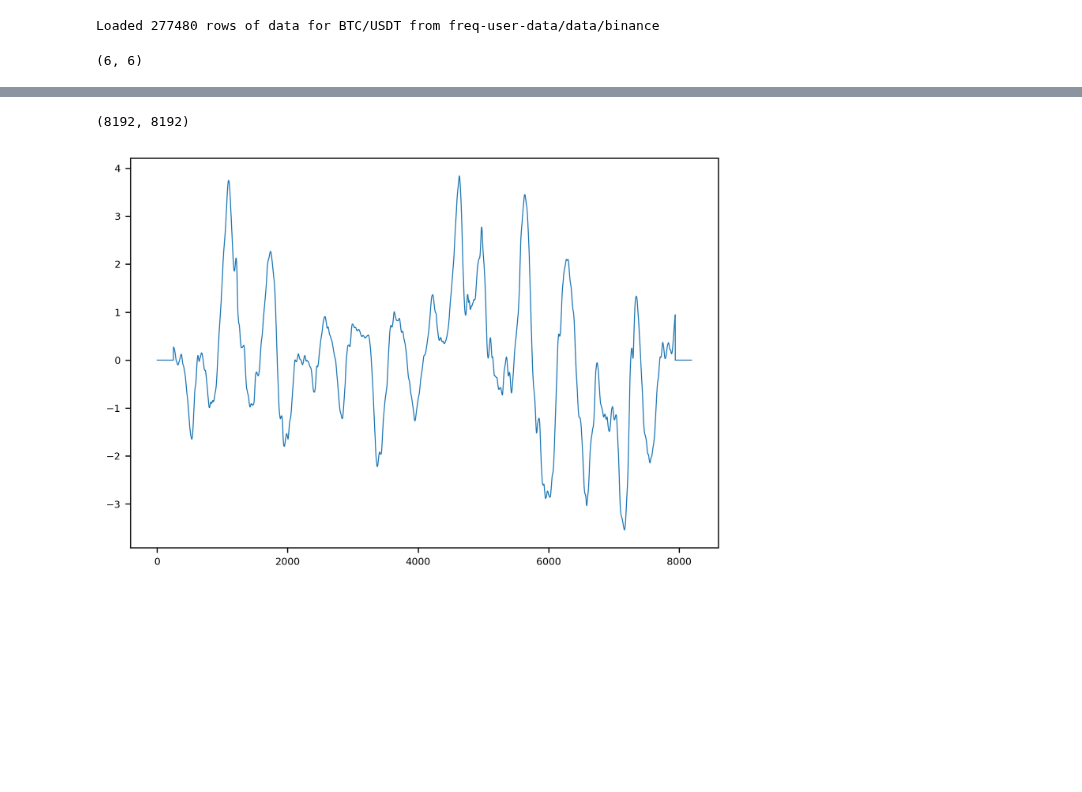
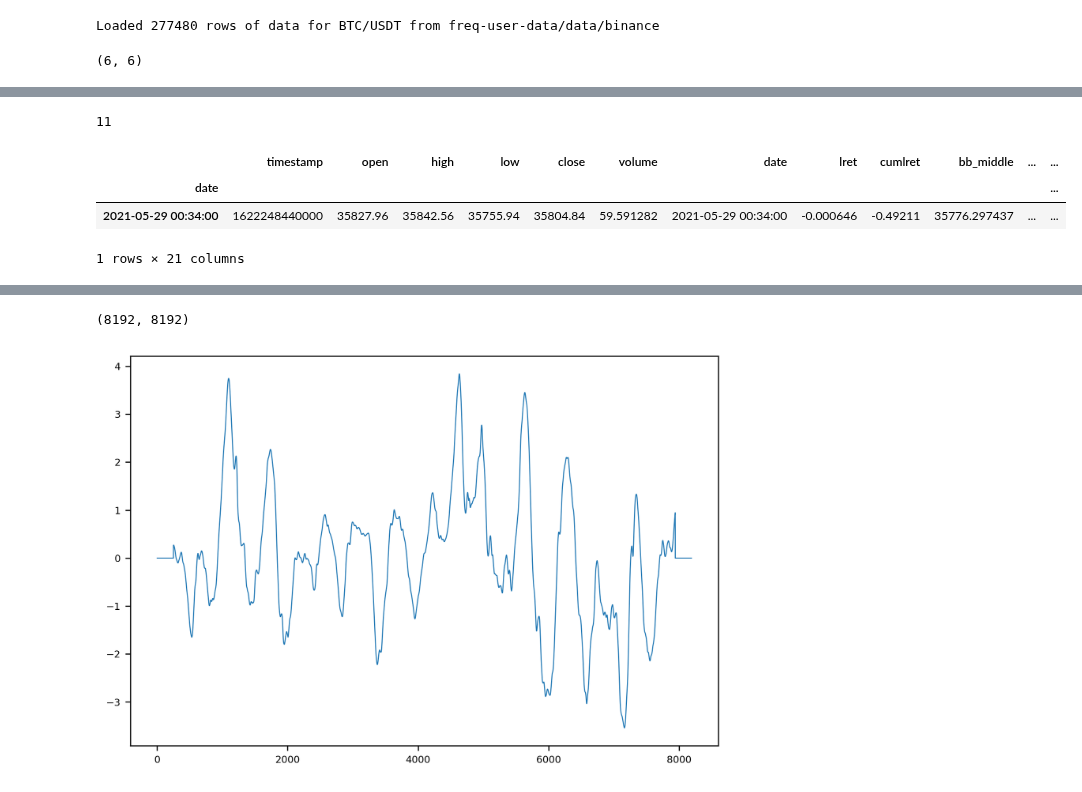
Before and after one commit to petarkabashki/pk-crypto-tools, a Jupyter notebook: i-bbands-convol.ipynb, the cells around one changed output, grey strips where cells are left out. Drawn from its saved outputs; the diff is of its cells as text; code cells hidden in the pictures; blank space fills up the shorter version.

```diff
--- a/i-bbands-convol.ipynb
+++ b/i-bbands-convol.ipynb
@@ -329,3 +501,14 @@ Name: posret, dtype: float64
+# %%
+r
+# %% [output]
+11
+# %%
+wdf.head(1)
+# %% [output]
+|  | timestamp | open | high | low | close | volume | date | lret | cumlret | bb_middle | ... | ... |
+| date |  |  |  |  |  |  |  |  |  |  |  | ... |
+| 2021-05-29 00:34:00 | 1622248440000 | 35827.96 | 35842.56 | 35755.94 | 35804.84 | 59.591282 | 2021-05-29 00:34:00 | -0.000646 | -0.49211 | 35776.297437 | ... | ... |
+1 rows × 21 columns
 # %%
 
 wdg_krn = widgets.IntText(value=50,description='krn:',disabled=False)
```
Also changed, not shown: parts of 7 cells of this notebook, 5 other files.
